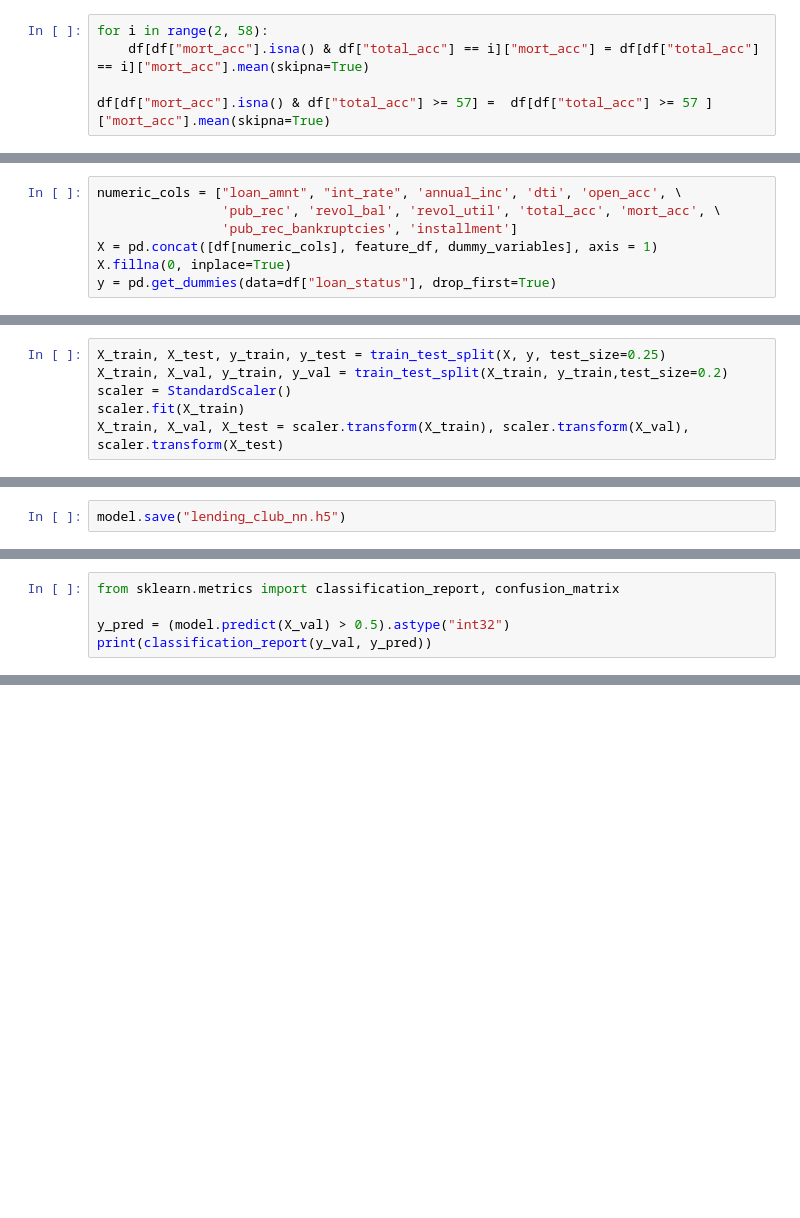
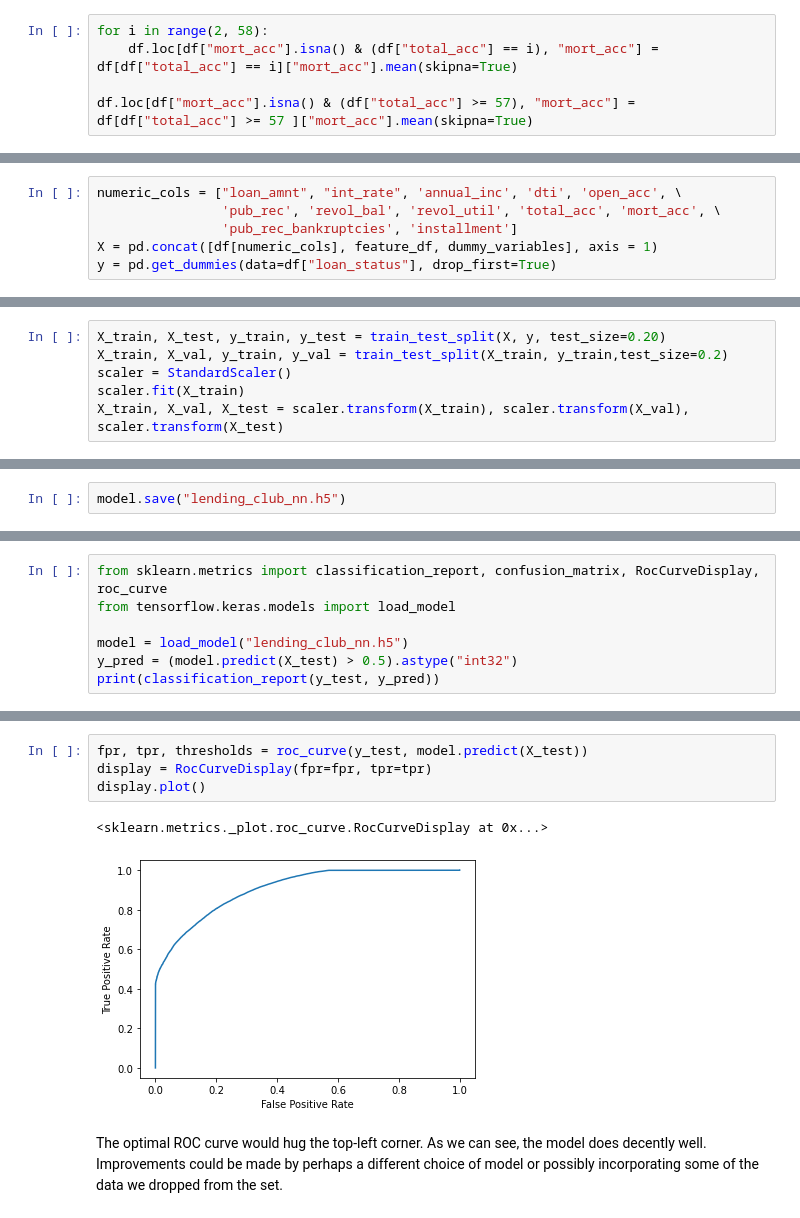
Before and after one commit to trevormnorton/Lending-Club-Project, a Jupyter notebook: TF-Project.ipynb, the cells around one changed output, grey strips where cells are left out. Saved outputs shown, nothing was run; the diff lists cells and outputs as text; blank space fills up the shorter version.

```diff
--- a/TF-Project.ipynb
+++ b/TF-Project.ipynb
@@ -83,5 +110,5 @@ sns.scatterplot(data = df[["total_acc", "mort_acc"]].groupby(by="total_acc").mea
 # %%
 for i in range(2, 58):
-    df[df["mort_acc"].isna() & df["total_acc"] == i]["mort_acc"] = df[df["total_acc"] == i]["mort_acc"].mean(skipna=True)
+    df.loc[df["mort_acc"].isna() & (df["total_acc"] == i), "mort_acc"] = df[df["total_acc"] == i]["mort_acc"].mean(skipna=True)
 
-df[df["mort_acc"].isna() & df["total_acc"] >= 57] =  df[df["total_acc"] >= 57 ]["mort_acc"].mean(skipna=True)
+df.loc[df["mort_acc"].isna() & (df["total_acc"] >= 57), "mort_acc"] =  df[df["total_acc"] >= 57 ]["mort_acc"].mean(skipna=True)
@@ -154,5 +177,4 @@ numeric_cols = ["loan_amnt", "int_rate", 'annual_inc', 'dti', 'open_acc', \
                 'pub_rec', 'revol_bal', 'revol_util', 'total_acc', 'mort_acc', \
                 'pub_rec_bankruptcies', 'installment']
 X = pd.concat([df[numeric_cols], feature_df, dummy_variables], axis = 1)
-X.fillna(0, inplace=True)
 y = pd.get_dummies(data=df["loan_status"], drop_first=True)
@@ -160,7 +184,7 @@ y = pd.get_dummies(data=df["loan_status"], drop_first=True)
 from sklearn.model_selection import train_test_split
 from sklearn.preprocessing import StandardScaler
 # %%
-X_train, X_test, y_train, y_test = train_test_split(X, y, test_size=0.25)
+X_train, X_test, y_train, y_test = train_test_split(X, y, test_size=0.20)
 X_train, X_val, y_train, y_val = train_test_split(X_train, y_train,test_size=0.2)
 scaler = StandardScaler()
 scaler.fit(X_train)
@@ -207,8 +245,10 @@ model.save("lending_club_nn.h5")
 # %%
-from sklearn.metrics import classification_report, confusion_matrix
+from sklearn.metrics import classification_report, confusion_matrix, RocCurveDisplay, roc_curve
+from tensorflow.keras.models import load_model
 
-y_pred = (model.predict(X_val) > 0.5).astype("int32")
-print(classification_report(y_val, y_pred))
+model = load_model("lending_club_nn.h5")
+y_pred = (model.predict(X_test) > 0.5).astype("int32")
+print(classification_report(y_test, y_pred))
 # %% [output]
               precision    recall  f1-score   support
 
@@ -225,0 +272,9 @@ print(confusion_matrix(y_val, y_pred))
+# %%
+fpr, tpr, thresholds = roc_curve(y_test, model.predict(X_test))
+display = RocCurveDisplay(fpr=fpr, tpr=tpr)
+display.plot()
+# %% [output]
+<sklearn.metrics._plot.roc_curve.RocCurveDisplay at 0x...>
+[figure, added]
+# %% [markdown]
+The optimal ROC curve would hug the top-left corner. As we can see, the model does decently well. Improvements could be made by perhaps a different choice of model or possibly incorporating some of the data we dropped from the set.
```
Also changed, not shown: parts of 29 cells of this notebook, 1 other file.
